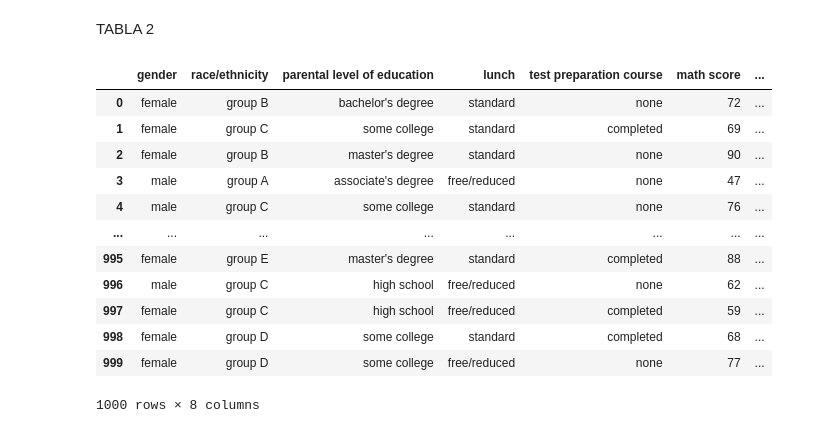
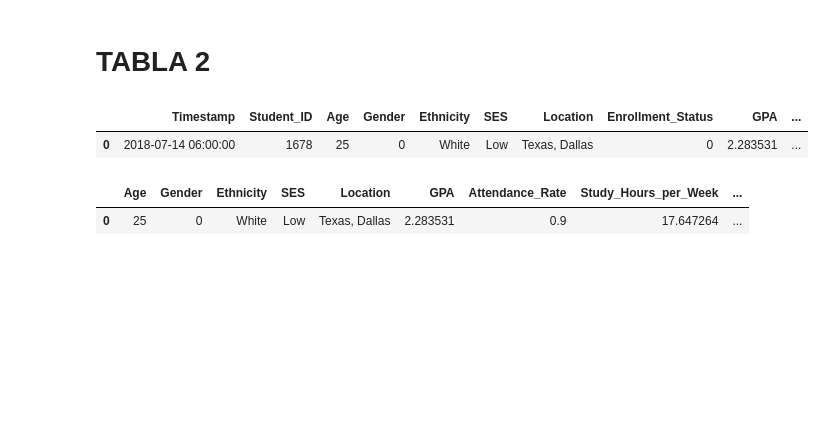
Before and after one commit to enialahcene/proyecto-ml, a Jupyter notebook: Documento limpieza de tablas.ipynb, the cells around one changed output. Cells and saved outputs as stored; diff of their text form; code cells hidden in the pictures; blank space fills up the shorter version.

```diff
--- a/Documento limpieza de tablas.ipynb
+++ b/Documento limpieza de tablas.ipynb
@@ -22,0 +123,3 @@ tabla1
+# %%
+tabla2 =  pd.read_csv("C:/Users/Javi/Documents/bootcamp/proyectos/machine_learning/academic_performance_analytics_complete.csv", sep=',')
+tabla2
@@ -109,19 +358,0 @@ tabla1
-# %% [markdown]
-TABLA 2
-# %%
-tabla2 =  pd.read_csv("C:/Users/Javi/Documents/bootcamp/proyectos/machine_learning/StudentsPerformance.csv", sep=',')
-tabla2
-# %% [output]
-|  | gender | race/ethnicity | parental level of education | lunch | test preparation course | math score | ... |
-| 0 | female | group B | bachelor's degree | standard | none | 72 | ... |
-| 1 | female | group C | some college | standard | completed | 69 | ... |
-| 2 | female | group B | master's degree | standard | none | 90 | ... |
-| 3 | male | group A | associate's degree | free/reduced | none | 47 | ... |
-| 4 | male | group C | some college | standard | none | 76 | ... |
-| ... | ... | ... | ... | ... | ... | ... | ... |
-| 995 | female | group E | master's degree | standard | completed | 88 | ... |
-| 996 | male | group C | high school | free/reduced | none | 62 | ... |
-| 997 | female | group C | high school | free/reduced | completed | 59 | ... |
-| 998 | female | group D | some college | standard | completed | 68 | ... |
-| 999 | female | group D | some college | free/reduced | none | 77 | ... |
-1000 rows × 8 columns
@@ -127,0 +361,7 @@ tabla2
+# %% [markdown]
+# TABLA 2
+# %%
+tabla2.head(1)
+# %% [output]
+|  | Timestamp | Student_ID | Age | Gender | Ethnicity | SES | Location | Enrollment_Status | GPA | ... |
+| 0 | 2018-07-14 06:00:00 | 1678 | 25 | 0 | White | Low | Texas, Dallas | 0 | 2.283531 | ... |
@@ -127,0 +370,5 @@ tabla2
+# %%
+tabla2.head(1)
+# %% [output]
+|  | Age | Gender | Ethnicity | SES | Location | GPA | Attendance_Rate | Study_Hours_per_Week | ... |
+| 0 | 25 | 0 | White | Low | Texas, Dallas | 2.283531 | 0.9 | 17.647264 | ... |
```
Also changed, not shown: parts of 43 cells of this notebook.
